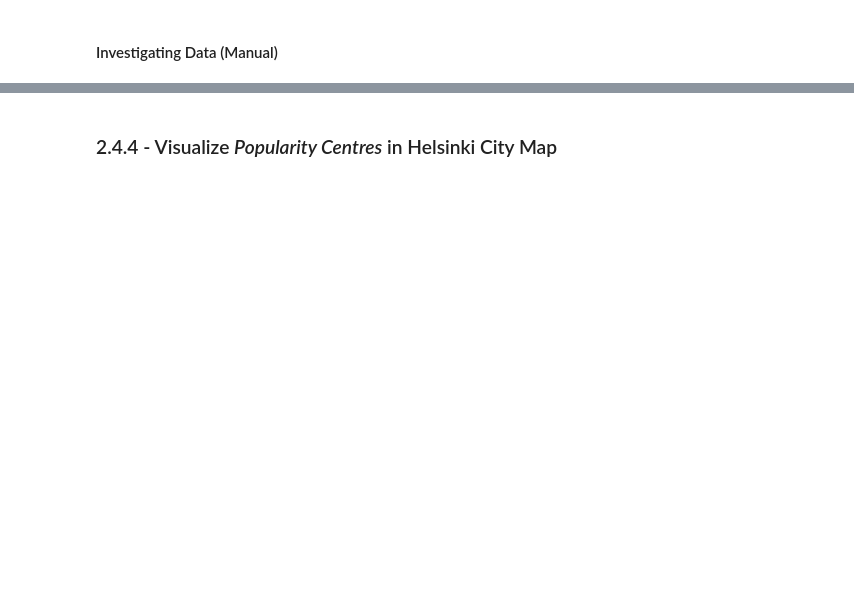
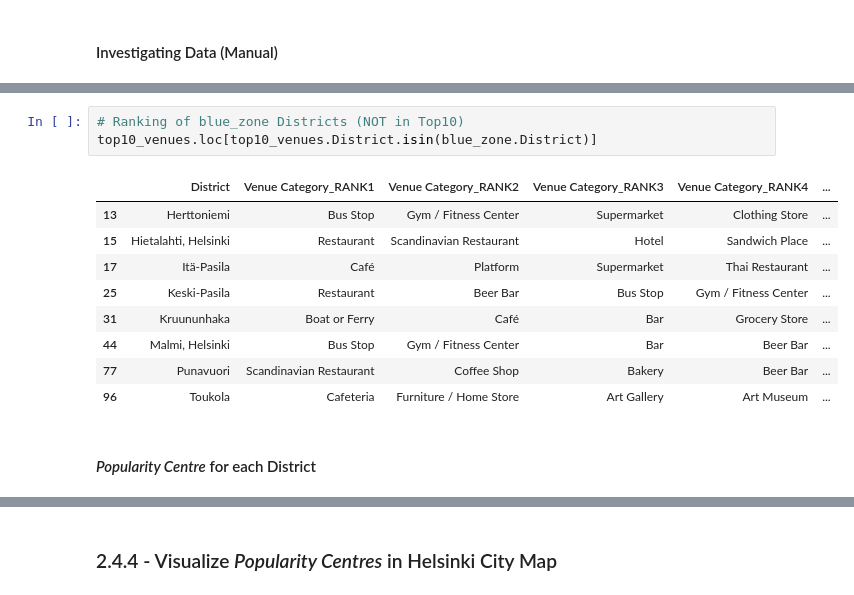
Before and after one commit to prak112/Coursera-IBM_Capstone, a Jupyter notebook: Week5_CompatibleDistricts_Helsinki.ipynb, the cells around one changed output, grey strips where cells are left out. Saved outputs shown, nothing was run; the diff lists cells and outputs as text; blank space fills up the shorter version.

```diff
--- a/Week5_CompatibleDistricts_Helsinki.ipynb
+++ b/Week5_CompatibleDistricts_Helsinki.ipynb
@@ -874,0 +762,15 @@ helsinki_popven_map
+# %%
+# Ranking of blue_zone Districts (NOT in Top10)
+top10_venues.loc[top10_venues.District.isin(blue_zone.District)]
+# %% [output]
+|  | District | Venue Category_RANK1 | Venue Category_RANK2 | Venue Category_RANK3 | Venue Category_RANK4 | ... |
+| 13 | Herttoniemi | Bus Stop | Gym / Fitness Center | Supermarket | Clothing Store | ... |
+| 15 | Hietalahti, Helsinki | Restaurant | Scandinavian Restaurant | Hotel | Sandwich Place | ... |
+| 17 | Itä-Pasila | Café | Platform | Supermarket | Thai Restaurant | ... |
+| 25 | Keski-Pasila | Restaurant | Beer Bar | Bus Stop | Gym / Fitness Center | ... |
+| 31 | Kruununhaka | Boat or Ferry | Café | Bar | Grocery Store | ... |
+| 44 | Malmi, Helsinki | Bus Stop | Gym / Fitness Center | Bar | Beer Bar | ... |
+| 77 | Punavuori | Scandinavian Restaurant | Coffee Shop | Bakery | Beer Bar | ... |
+| 96 | Toukola | Cafeteria | Furniture / Home Store | Art Gallery | Art Museum | ... |
+# %% [markdown]
+#### _Popularity Centre_ for each District
```
Also changed, not shown: parts of 57 cells of this notebook.
